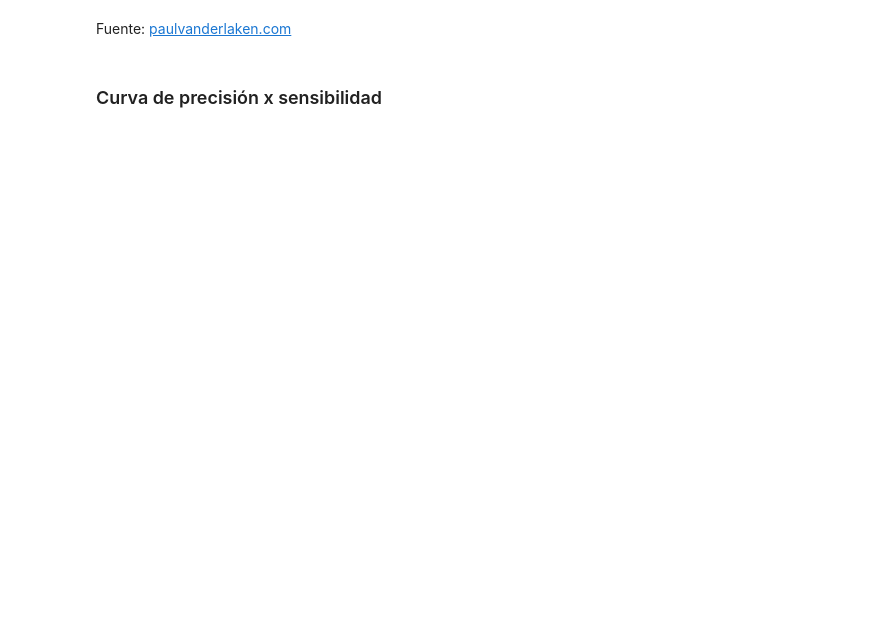
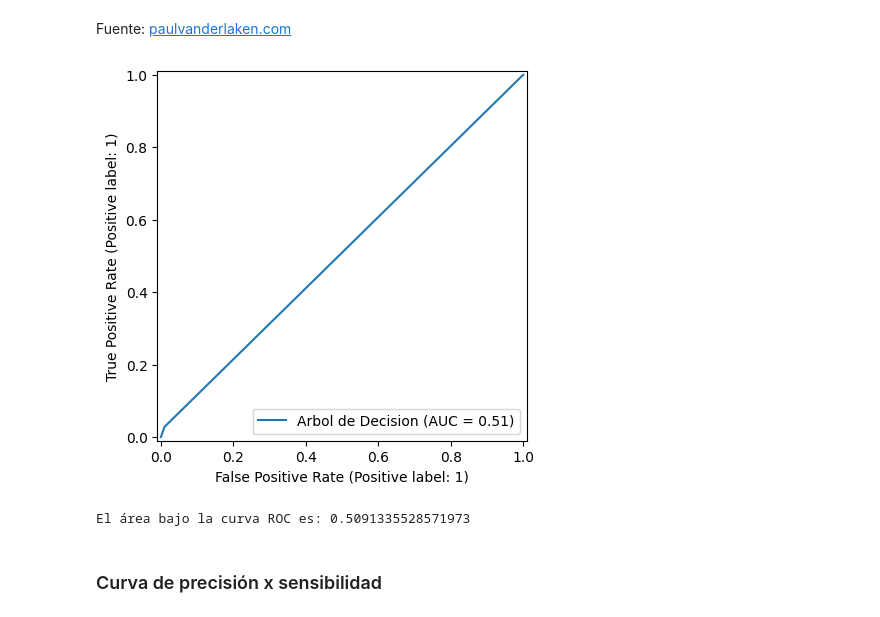
Before and after one commit to germaini/DATA_Desafio_tienda, a Jupyter notebook: Clasificacion_validacion_y_metricas.ipynb, the cells around one changed output. Saved outputs shown, nothing was run; the diff lists cells and outputs as text; code cells hidden in the pictures; blank space fills up the shorter version.

```diff
--- a/Clasificacion_validacion_y_metricas.ipynb
+++ b/Clasificacion_validacion_y_metricas.ipynb
@@ -128,0 +149,4 @@ Fuente: [paulvanderlaken.com](https://paulvanderlaken.com/2019/08/16/roc-auc-pre
+# %%
+RocCurveDisplay.from_predictions(y_val,y_previsto,name='Arbol de Decision');
+# %% [output]
+[figure, added]
@@ -129,3 +155,7 @@ Fuente: [paulvanderlaken.com](https://paulvanderlaken.com/2019/08/16/roc-auc-pre
+# %%
+print(f'El área bajo la curva ROC es: {roc_auc_score(y_val,y_previsto)}')
+# %% [output]
+El área bajo la curva ROC es: 0.5091335528571973
 # %% [markdown]
 ### Curva de  precisión x sensibilidad
 # %%
```
Also changed, not shown: parts of 17 cells of this notebook.
